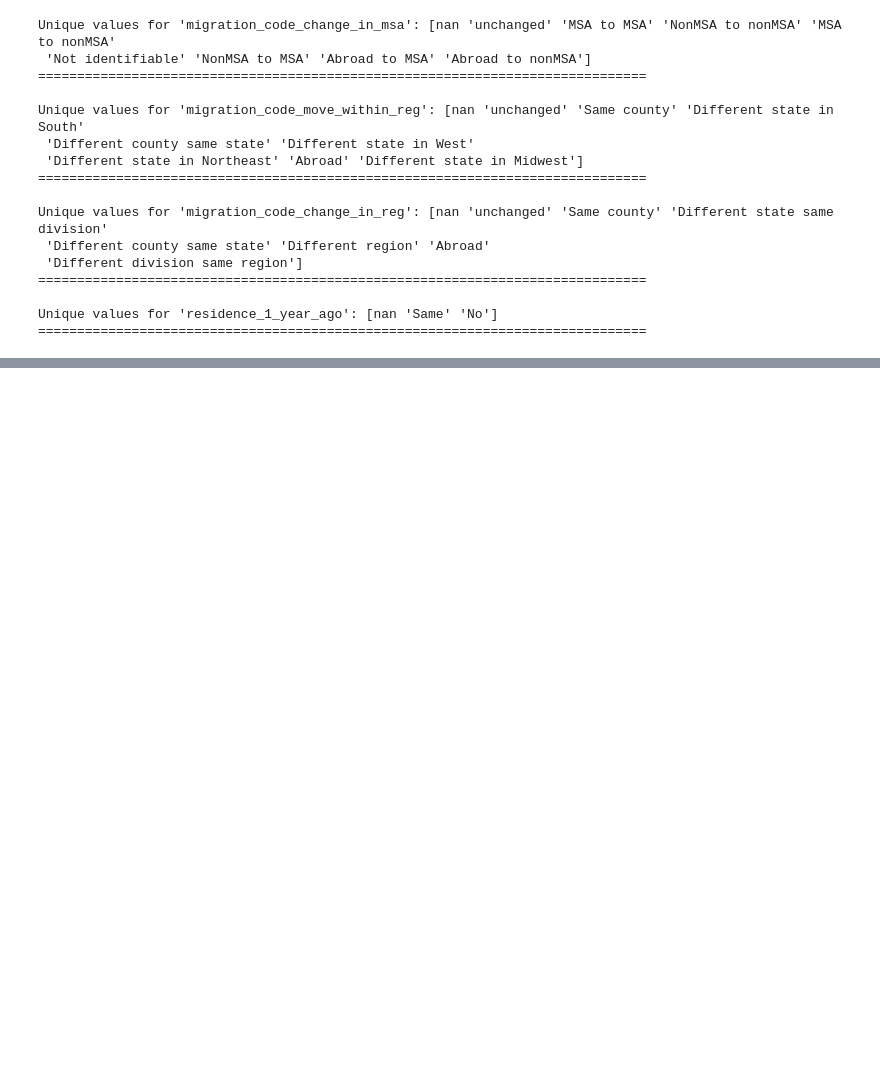
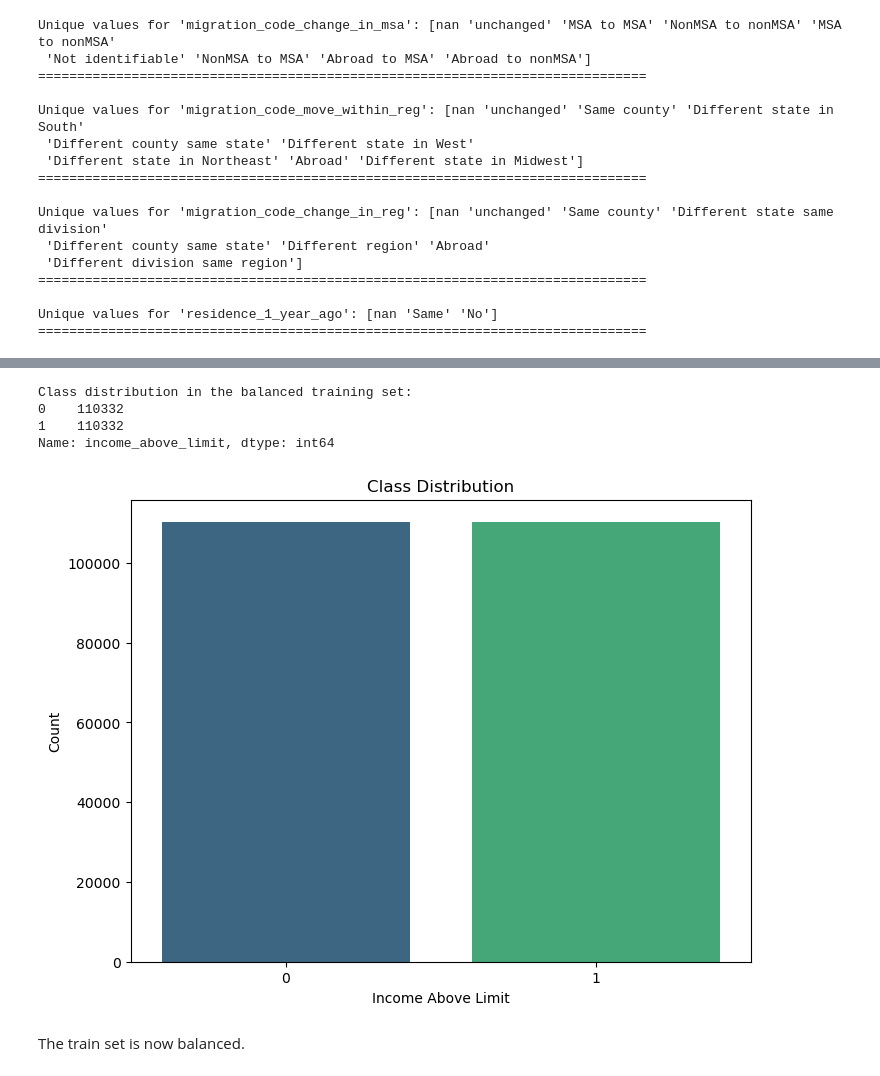
Before and after one commit to rasmodev/Income-Prediction-Challenge-For-Azubian, a Jupyter notebook: Income_Prediction.ipynb, the cells around one changed output, grey strips where cells are left out. Saved outputs shown, nothing was run; the diff lists cells and outputs as text; code cells hidden in the pictures; blank space fills up the shorter version.

```diff
--- a/Income_Prediction.ipynb
+++ b/Income_Prediction.ipynb
@@ -865,0 +1227,29 @@ train_df
+# %%
+# Balance the training set using Random Oversampling
+oversampler = RandomOverSampler(random_state=42)
+X_train_balanced, y_train_balanced = oversampler.fit_resample(X_train, y_train)
+
+# Check the class distribution after balancing
+balanced_class_counts = y_train_balanced.value_counts()
+print("\nClass distribution in the balanced training set:")
+print(balanced_class_counts)
+# %% [output]
+Class distribution in the balanced training set:
+0    110332
+1    110332
+Name: income_above_limit, dtype: int64
+# %%
+# Count the occurrences of each class in the balanced dataset
+class_counts = y_train_balanced.value_counts()
+
+# Create a bar plot with the 'viridis' color palette
+plt.figure(figsize=(8, 6))
+sns.barplot(x=class_counts.index, y=class_counts.values, palette='viridis')
+plt.xlabel('Income Above Limit')
+plt.ylabel('Count')
+plt.title('Class Distribution')
+plt.show()
+# %% [output]
+[figure, added]
+# %% [markdown]
+The train set is now balanced.
```
Also changed, not shown: parts of 103 cells of this notebook.
